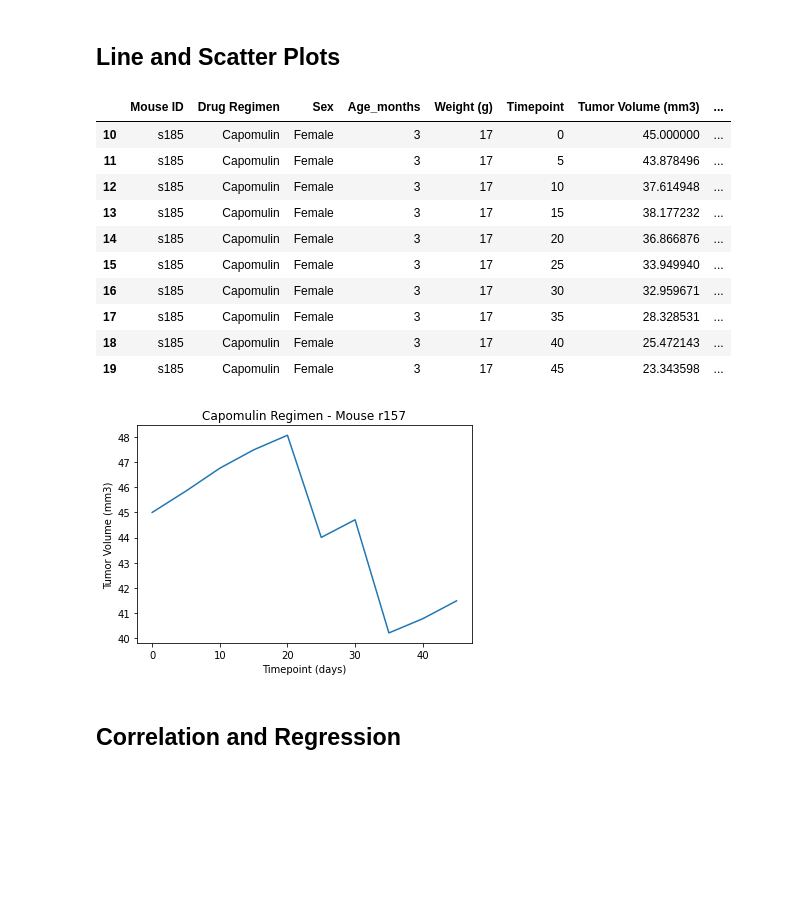
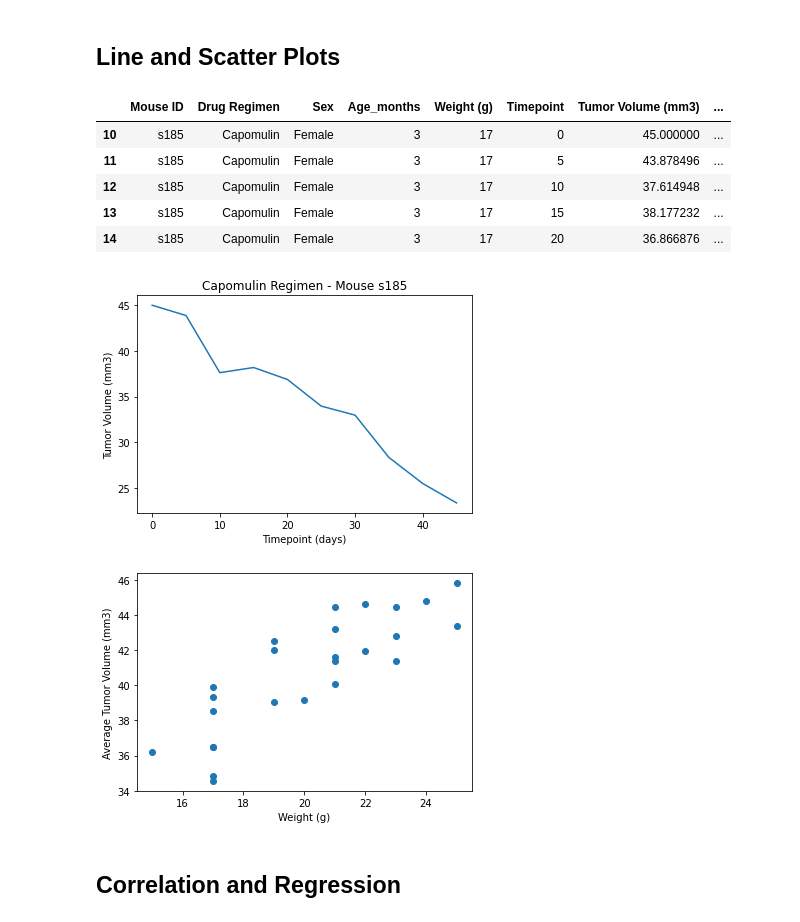
Before and after one commit to awinston8089/matplotlibchallenge, a Jupyter notebook: Instructions/Pymaceuticals/pymaceuticals_starter.ipynb, the cells around one changed output. Cells and saved outputs as stored; diff of their text form; code cells hidden in the pictures; blank space fills up the shorter version.

```diff
--- a/Instructions/Pymaceuticals/pymaceuticals_starter.ipynb
+++ b/Instructions/Pymaceuticals/pymaceuticals_starter.ipynb
@@ -282,7 +282,7 @@ plt.show()
 # %%
 #Identify mouse treated with Capomulin
 capmouse = mousestudy_cleandata_df.loc[mousestudy_cleandata_df['Drug Regimen'] == "Capomulin"]
-capmouse.head(10)
+capmouse.head()
 # %% [output]
 |  | Mouse ID | Drug Regimen | Sex | Age_months | Weight (g) | Timepoint | Tumor Volume (mm3) | ... |
 | 10 | s185 | Capomulin | Female | 3 | 17 | 0 | 45.000000 | ... |
@@ -290,49 +290,33 @@ capmouse.head(10)
 | 12 | s185 | Capomulin | Female | 3 | 17 | 10 | 37.614948 | ... |
 | 13 | s185 | Capomulin | Female | 3 | 17 | 15 | 38.177232 | ... |
 | 14 | s185 | Capomulin | Female | 3 | 17 | 20 | 36.866876 | ... |
-| 15 | s185 | Capomulin | Female | 3 | 17 | 25 | 33.949940 | ... |
-| 16 | s185 | Capomulin | Female | 3 | 17 | 30 | 32.959671 | ... |
-| 17 | s185 | Capomulin | Female | 3 | 17 | 35 | 28.328531 | ... |
-| 18 | s185 | Capomulin | Female | 3 | 17 | 40 | 25.472143 | ... |
-| 19 | s185 | Capomulin | Female | 3 | 17 | 45 | 23.343598 | ... |
 # %%
 # Generate a line plot of time point versus tumor volume for a mouse treated with Capomulin
 
 #Identifying mouse on Capomulin Regimen
 capomulin_regimen = mousestudy_cleandata_df.loc[mousestudy_cleandata_df['Drug Regimen'] == "Capomulin"]
-mouseinfo = capomulin_regimen.loc[capomulin_regimen['Mouse ID'] == 'l509']
+mouseinfo = capomulin_regimen.loc[capomulin_regimen['Mouse ID'] == 's185']
 
 #Plot the timepoint and tumor volume
 plt.plot(mouseinfo['Timepoint'],mouseinfo['Tumor Volume (mm3)'])
 plt.xlabel('Timepoint (days)')
 plt.ylabel('Tumor Volume (mm3)')
 
 #Create the chart title
-plt.title('Capomulin Regimen - Mouse r157')
+plt.title('Capomulin Regimen - Mouse s185')
 plt.show()
-
-
-
-
-
-
-
-
-# Plot the time point as a line chart
-#timepoint_capmouse = plt.plot(years, average_unemployment, color="blue", label="World Average" )
-
-# Plot the unemployment values for a single country
-#country_one, = plt.plot(years, combined_unemployed_data.loc['USA',["2010","2011","2012","2013","2014"]],
-                        #color="green",label=combined_unemployed_data.loc['USA',"Country Name"])
-
-# Create a legend for our chart
-#plt.legend(handles=[world_avg, country_one], loc="best")
-
-# Show the chart
-#plt.show()
 # %% [output]
-[figure, old version]
+[figure, new version]
 # %%
 # Generate a scatter plot of mouse weight versus average tumor volume for the Capomulin regimen
+
+capomulin_regimentwo = mousestudy_cleandata_df.loc[mousestudy_cleandata_df['Drug Regimen'] == "Capomulin"]
+capomulin_average_tumorweight = capomulin_table.groupby(['Mouse ID']).mean()
+plt.scatter(capomulin_average['Weight (g)'],capomulin_average['Tumor Volume (mm3)'])
+plt.xlabel('Weight (g)')
+plt.ylabel('Average Tumor Volume (mm3)')
+plt.show()
+# %% [output]
+[figure, added]
 # %% [markdown]
 ## Correlation and Regression
```
Also changed, not shown: parts of 2 cells of this notebook.
